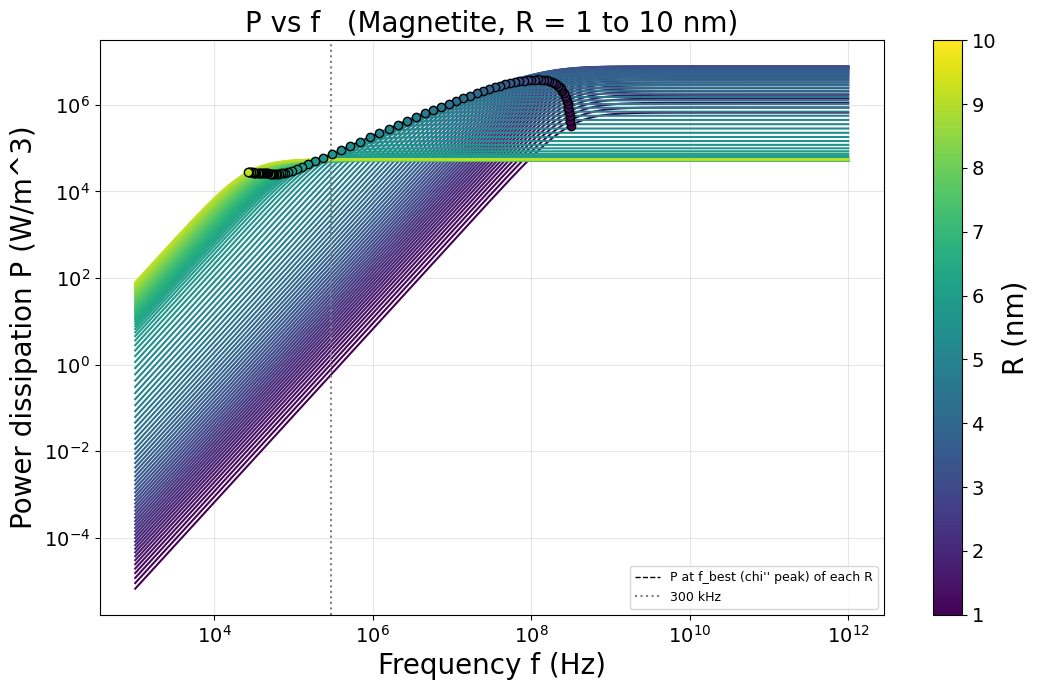
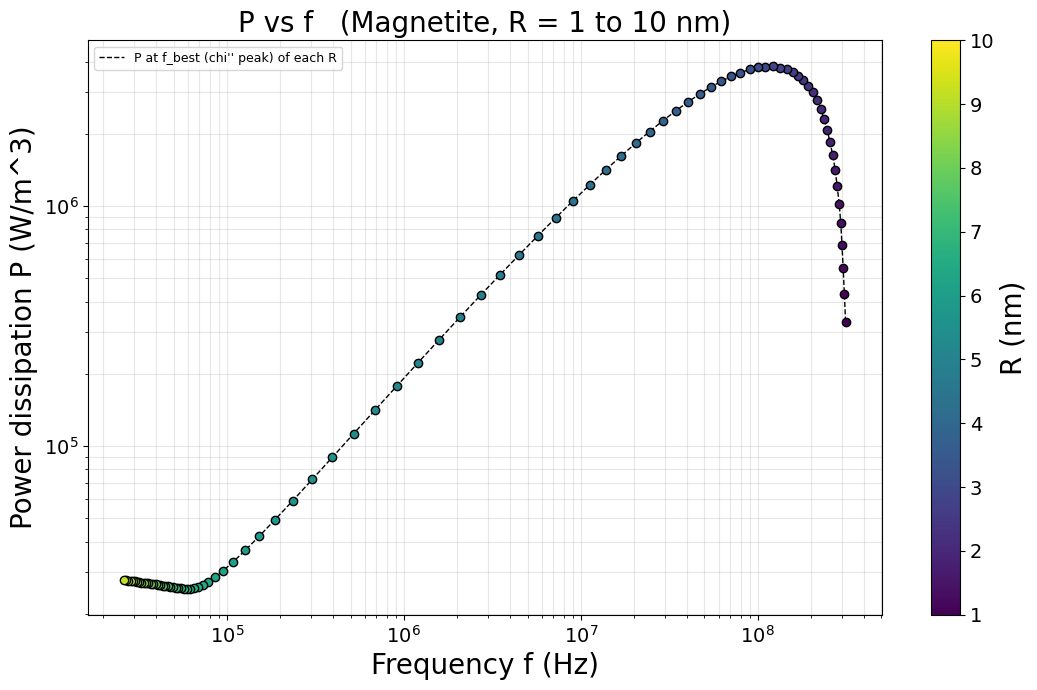
Unified diff of the notebook cell whose output changed from the first chart to the second:
--- before
+++ after
@@ -1,3 +1,2 @@
-# ---------- read inputs (G) ----------
 Mat = PF_MAT
 Ms  = materials[Mat]['Ms']; K = materials[Mat]['K']
@@ -33,5 +32,5 @@
 plt.figure(figsize=(11, 7))
 for c, Rv_nm in zip(R_colors, R_nm):
-    plt.plot(f_grid, P_all[Rv_nm], color=c, linewidth=1.5)
+    # Removed: plt.plot(f_grid, P_all[Rv_nm], color=c, linewidth=1.5)
     fb, pb = f_best_all[Rv_nm], P_best_all[Rv_nm]
     plt.plot(fb, pb, 'o', color=c, markersize=6, markeredgecolor='black', zorder=5)
@@ -41,5 +40,4 @@
 plt.plot(list(f_best_all.values()), list(P_best_all.values()),
          'k--', linewidth=1, label="P at f_best (chi'' peak) of each R")
-plt.axvline(300e3, color='gray', linestyle=':', linewidth=1.5, label='300 kHz')
 plt.xscale('log'); plt.yscale('log')
 plt.xlabel('Frequency f (Hz)', fontsize=20)

Commit: update_week3